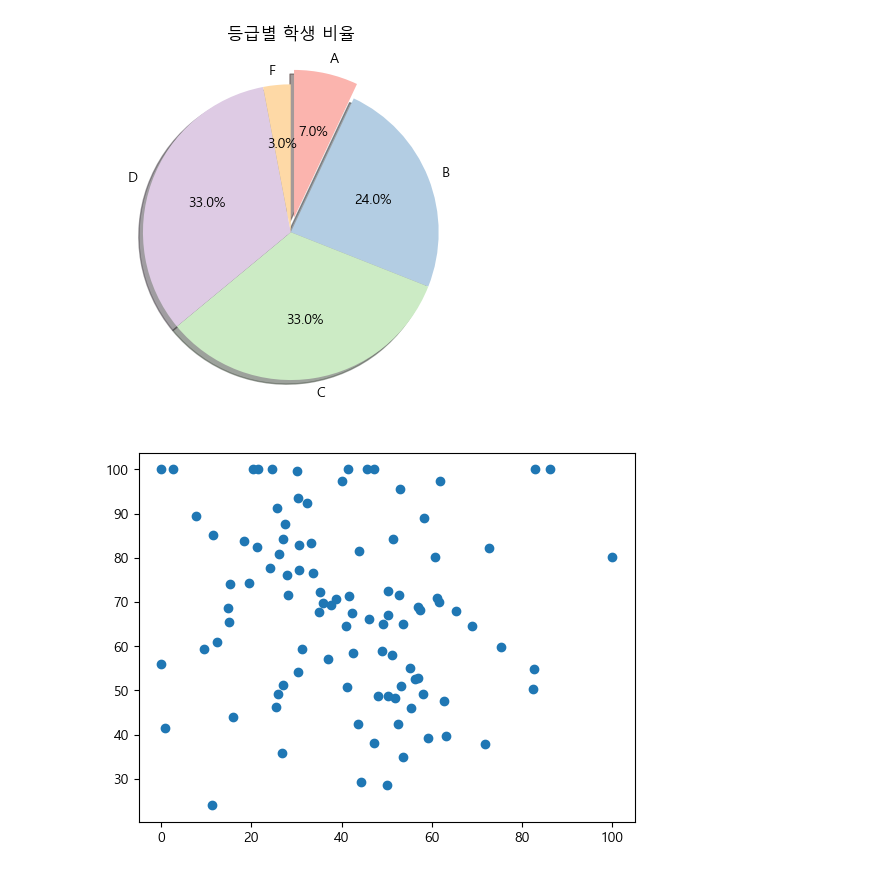
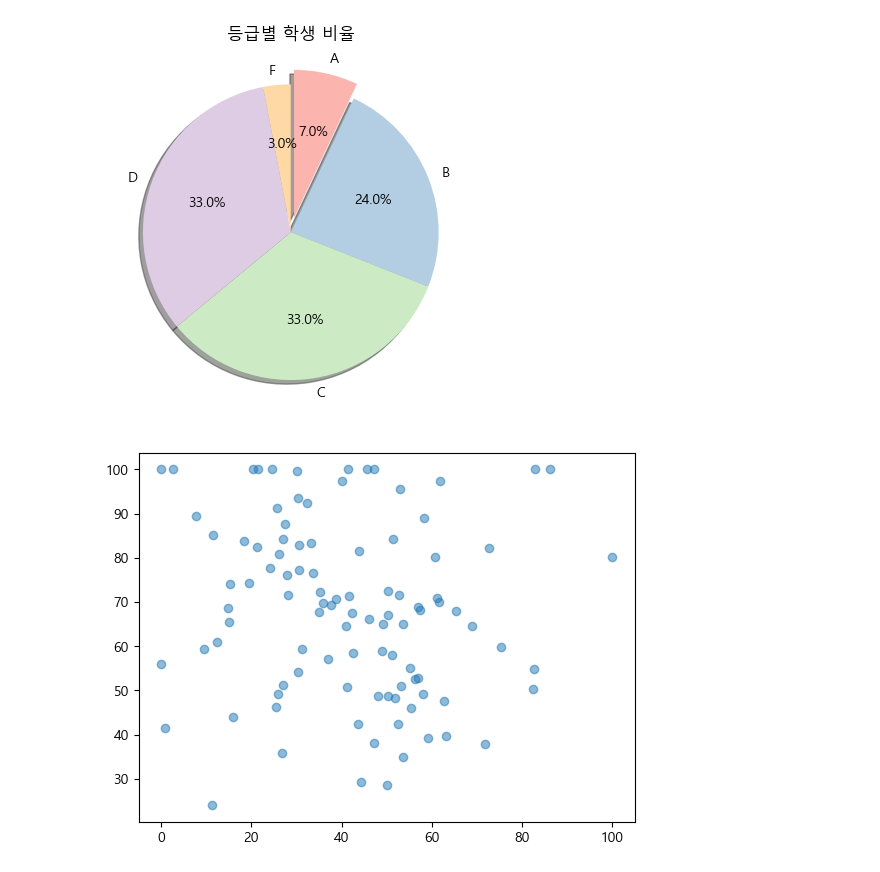
Before and after one commit to jayfromkorea/AICE, a Jupyter notebook: AICE/score_test.ipynb, the cells around one changed output. Drawn from its saved outputs; the diff is of its cells as text; code cells hidden in the pictures.

```diff
--- a/AICE/score_test.ipynb
+++ b/AICE/score_test.ipynb
@@ -663,10 +663,10 @@ Name: count, dtype: int64
 # %%
 # 산점도 그래프(점스래프)
 
-plt.scatter(df['국어'], df['영어'])
+plt.scatter(df['국어'], df['영어'], alpha=0.5)
 plt.show()
 # %% [output]
-[figure, old version]
+[figure, new version]
 # %%
 # 상관관계 그래프 (Heatmap)
 subs = ['국어', '수학', '영어']
```
Also changed, not shown: parts of 1 cell of this notebook, 10 other files.
